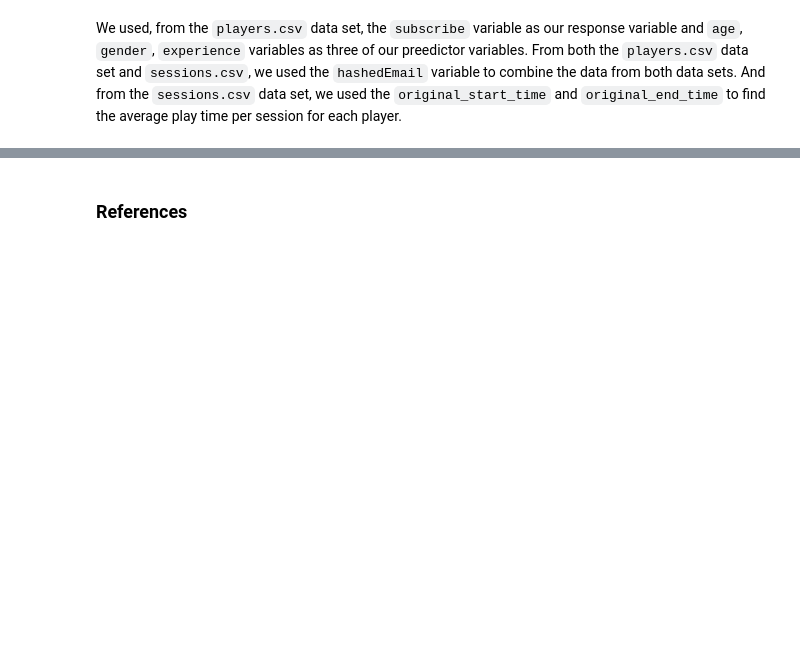
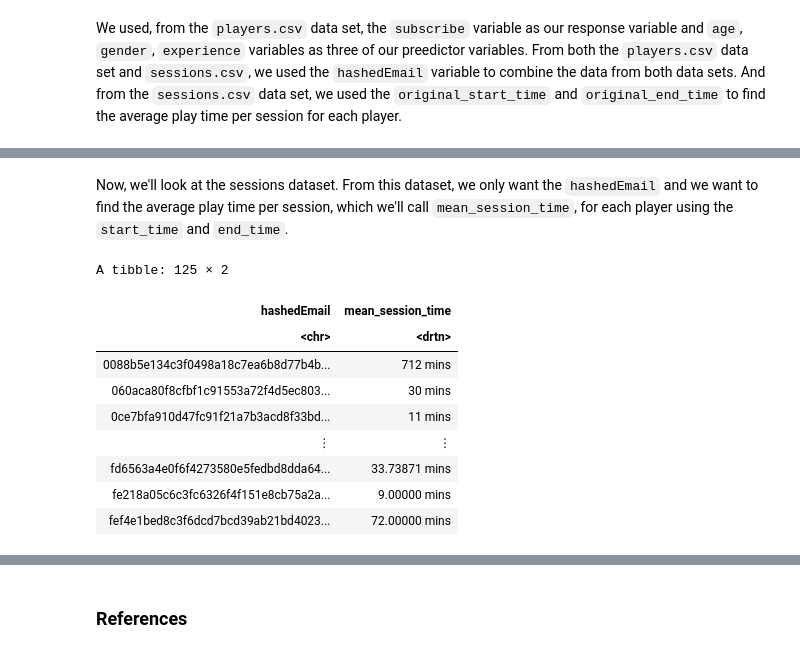
Before and after one commit to sarahmontgomery04/dsci-100-2025w2-group-13, a Jupyter notebook: Project Final Report.ipynb, the cells around one changed output, grey strips where cells are left out. Saved outputs shown, nothing was run; the diff lists cells and outputs as text; code cells hidden in the pictures; blank space fills up the shorter version.

```diff
--- a/Project Final Report.ipynb
+++ b/Project Final Report.ipynb
@@ -36,0 +151,25 @@ We used, from the `players.csv` data set, the `subscribe` variable as our respon
+# %% [markdown]
+Now, we'll look at the sessions dataset. From this dataset, we only want the `hashedEmail` and we want to find the average play time per session, which we'll call `mean_session_time`, for each player using the `start_time` and `end_time`.
+# %%
+sessions_tidy <- sessions |>
+    select(hashedEmail, start_time, end_time) |>
+    separate(start_time, into = c("start_date", "start_time"), sep = " ") |>
+    separate(end_time, into = c("end_date", "end_time"), sep = " ") |>
+    mutate(start_time = as.POSIXct(start_time, format = "%H:%M")) |>
+    mutate(end_time = as.POSIXct(end_time, format = "%H:%M")) |>
+    mutate(total_time = abs(start_time - end_time)) |>
+    select(hashedEmail, total_time) |>
+    group_by(hashedEmail) |>
+    summarize(mean_session_time = mean(total_time))
+sessions_tidy
+# %% [output]
+A tibble: 125 × 2
+| hashedEmail | mean_session_time |
+| <chr> | <drtn> |
+| 0088b5e134c3f0498a18c7ea6b8d77b4b... | 712 mins |
+| 060aca80f8cfbf1c91553a72f4d5ec803... | 30 mins |
+| 0ce7bfa910d47fc91f21a7b3acd8f33bd... | 11 mins |
+| ⋮ | ⋮ |
+| fd6563a4e0f6f4273580e5fedbd8dda64... | 33.73871 mins |
+| fe218a05c6c3fc6326f4f151e8cb75a2a... | 9.00000 mins |
+| fef4e1bed8c3f6dcd7bcd39ab21bd4023... | 72.00000 mins |
```
Also changed, not shown: parts of 12 cells of this notebook.
